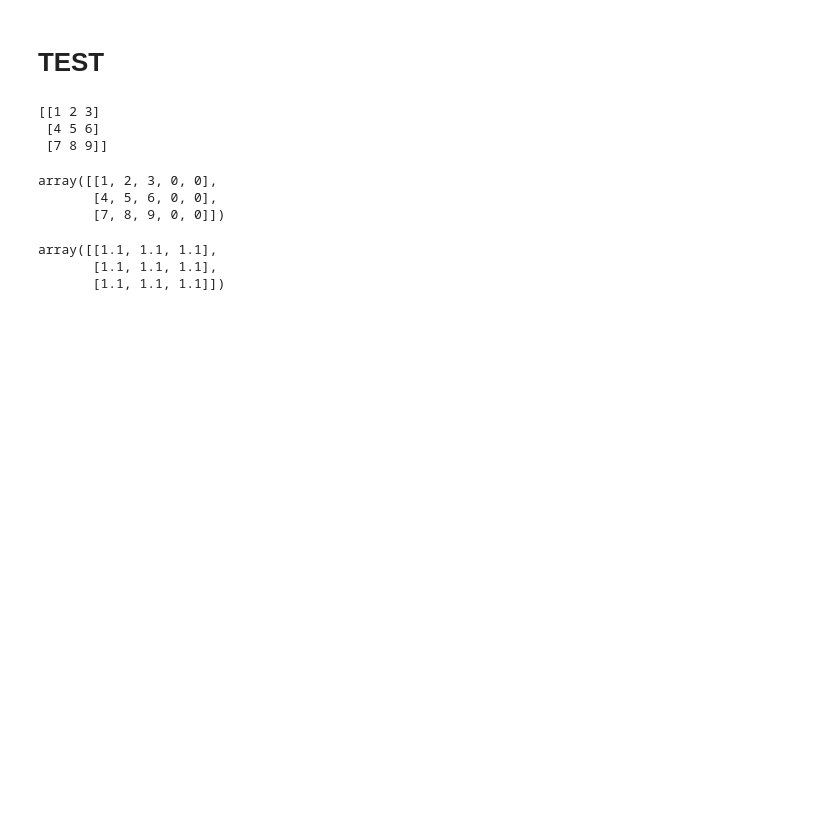
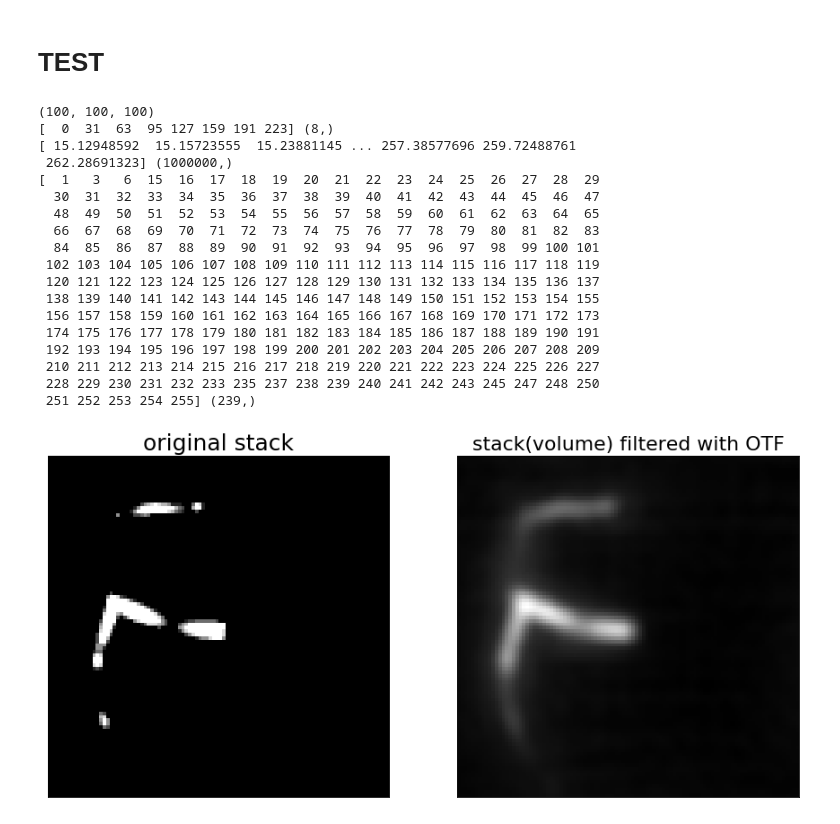
Before and after one commit to jaypem/3D-DeconvolutionGAN, a Jupyter notebook: notebooks/pix3pix_GAN.ipynb, the cells around one changed output. Saved outputs shown, nothing was run; the diff lists cells and outputs as text; code cells hidden in the pictures; blank space fills up the shorter version.

```diff
--- a/notebooks/pix3pix_GAN.ipynb
+++ b/notebooks/pix3pix_GAN.ipynb
@@ -328,23 +344,51 @@ deconvolution = deconv.Deconvolution_3D(img=vol_new, gan=gan_test,
 deconvolution.optimize()
 # %% [markdown]
 #  TEST
-# %%
-a = np.arange(1,10).reshape(3,3)
-print(a)
-
-np.pad(a, ((0,0),(0,2)), 'constant')
-# %% [output]
-[[1 2 3]
- [4 5 6]
- [7 8 9]]
-array([[1, 2, 3, 0, 0],
-       [4, 5, 6, 0, 0],
-       [7, 8, 9, 0, 0]])
-# %%
-e = np.around(np.random.uniform(low=0.7, high=1.2), decimals=1)
-
-np.ones((3,3))*e
-# %% [output]
-array([[1.1, 1.1, 1.1],
-       [1.1, 1.1, 1.1],
-       [1.1, 1.1, 1.1]])
+# %%
+path = '../data/3D/VascuSynth/testVascuSynth11_101_101_101_uchar.tif'
+vol = io.imread(path)
+vol = vol[:-1,:-1,:-1]
+print(vol.shape)
+
+psf_temp = PSF3D(im=vol, ret_val = 'PSF')
+psf_temp = psf_temp/np.sum(psf_temp)
+otf_norm = np.fft.fftn(psf_temp)
+# print(np.sum(psf_temp))
+
+otf_norm = PSF3D(im=vol, ret_val='OTF')
+vol_conv = deconv.conv3d_fft(vol, otf_norm)
+# vol_conv = vol_conv.astype(np.uint8)
+
+print(np.unique(vol), np.unique(vol).shape)
+print(np.unique(vol_conv), np.unique(vol_conv).shape)
+print(np.unique(vol_conv.astype(np.uint8)), np.unique(vol_conv.astype(np.uint8)).shape)
+
+img = vol[:,:,50]
+img_conv = vol_conv[:,:,50]
+
+f = plt.figure(figsize=(15,10))
+plt.subplot(121); plt.imshow(img, cmap='gray');
+plt.xticks([]); plt.yticks([]); plt.title('original stack', fontsize=25)
+plt.subplot(122); plt.imshow(img_conv, cmap='gray');
+plt.xticks([]); plt.yticks([]); plt.title('stack(volume) filtered with OTF', fontsize=22)
+plt.show()
+# %% [output]
+(100, 100, 100)
+[  0  31  63  95 127 159 191 223] (8,)
+[ 15.12948592  15.15723555  15.23881145 ... 257.38577696 259.72488761
+ 262.28691323] (1000000,)
+[  1   3   6  15  16  17  18  19  20  21  22  23  24  25  26  27  28  29
+  30  31  32  33  34  35  36  37  38  39  40  41  42  43  44  45  46  47
+  48  49  50  51  52  53  54  55  56  57  58  59  60  61  62  63  64  65
+  66  67  68  69  70  71  72  73  74  75  76  77  78  79  80  81  82  83
+  84  85  86  87  88  89  90  91  92  93  94  95  96  97  98  99 100 101
+ 102 103 104 105 106 107 108 109 110 111 112 113 114 115 116 117 118 119
+ 120 121 122 123 124 125 126 127 128 129 130 131 132 133 134 135 136 137
+ 138 139 140 141 142 143 144 145 146 147 148 149 150 151 152 153 154 155
+ 156 157 158 159 160 161 162 163 164 165 166 167 168 169 170 171 172 173
+ 174 175 176 177 178 179 180 181 182 183 184 185 186 187 188 189 190 191
+ 192 193 194 195 196 197 198 199 200 201 202 203 204 205 206 207 208 209
+ 210 211 212 213 214 215 216 217 218 219 220 221 222 223 224 225 226 227
+ 228 229 230 231 232 233 235 237 238 239 240 241 242 243 245 247 248 250
+ 251 252 253 254 255] (239,)
+[figure, added]
```
Also changed, not shown: parts of 25 cells of this notebook, 2 other files.
